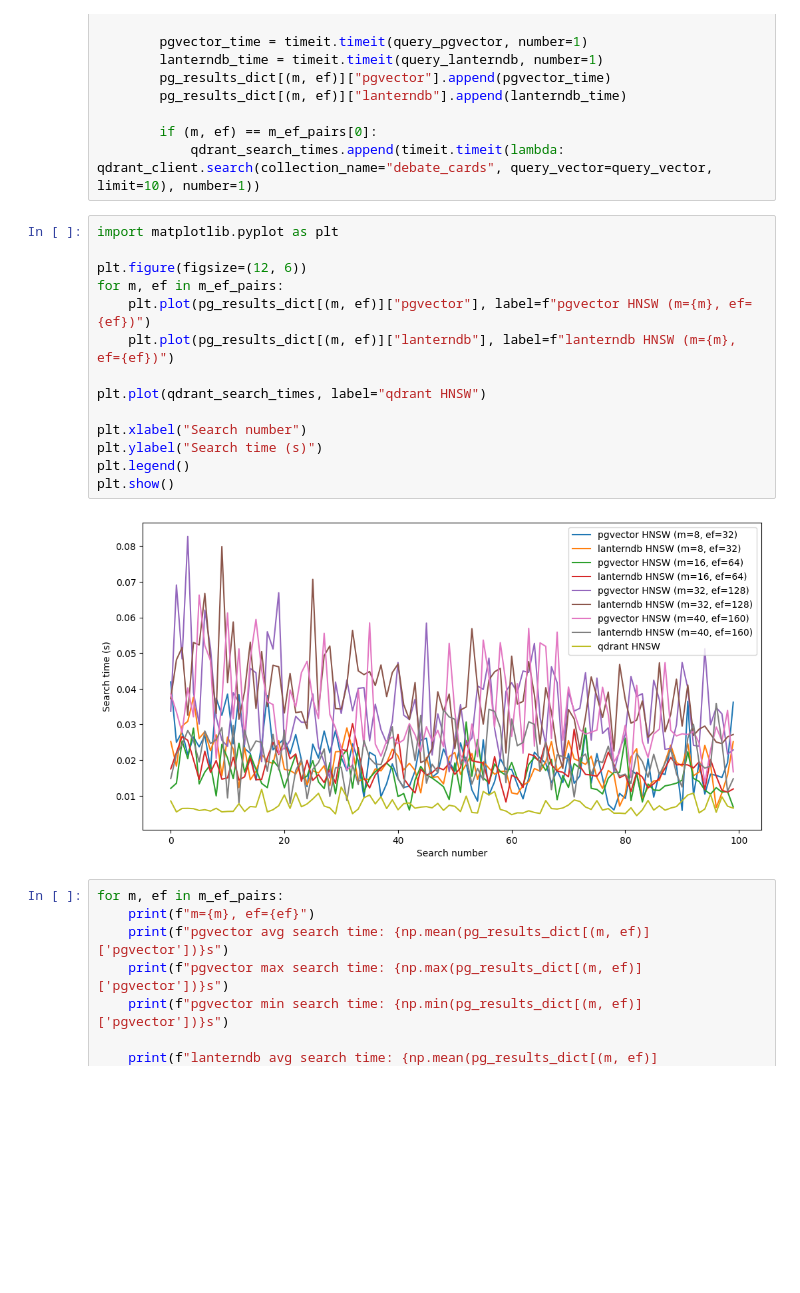
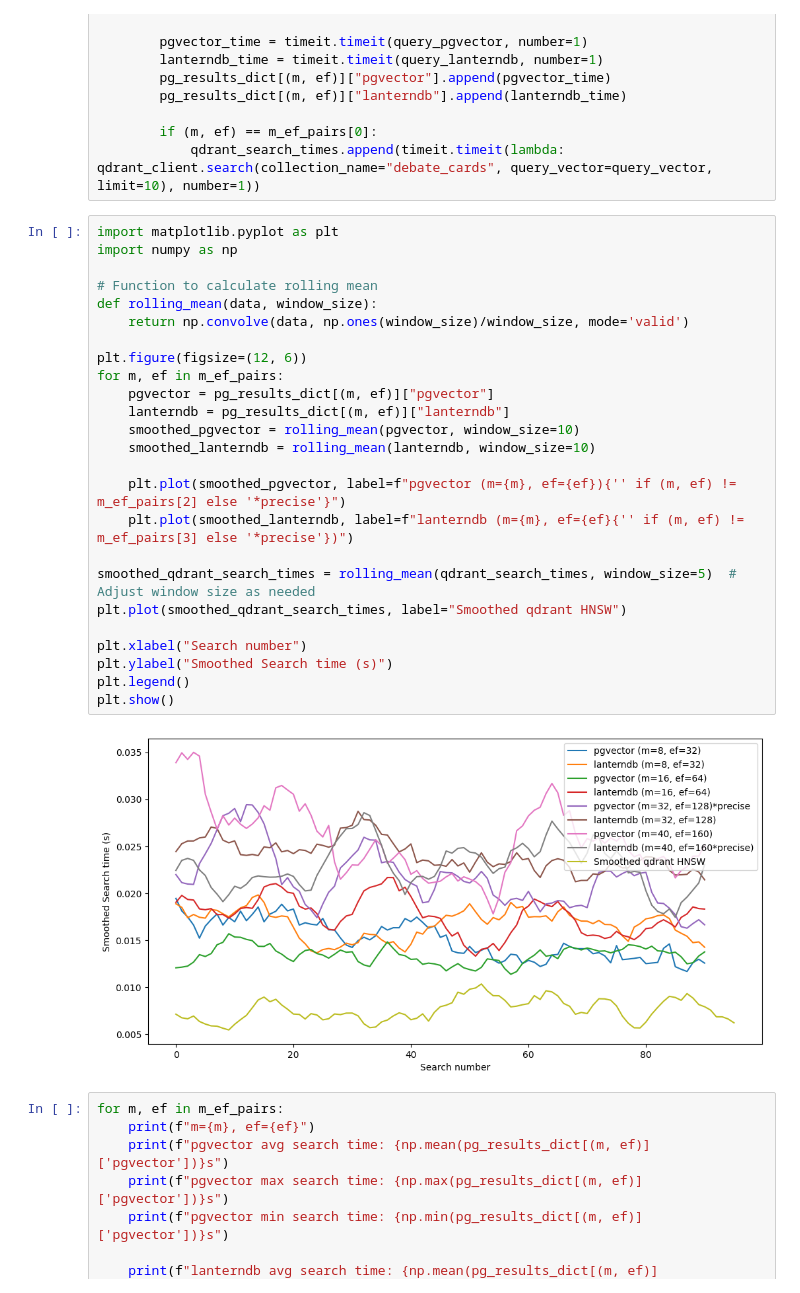
Before and after one commit to arguflow/pgvector-vs-qdrant-comparison, a Jupyter notebook: qdrant-to-pgvector_lantern.ipynb, the cells around one changed output. Saved outputs shown, nothing was run; the diff lists cells and outputs as text; blank space fills up the shorter version.

Commit message:
content: smooth the performance comparison graph

```diff
--- a/qdrant-to-pgvector_lantern.ipynb
+++ b/qdrant-to-pgvector_lantern.ipynb
@@ -298,20 +298,31 @@ for m, ef in m_ef_pairs:
             qdrant_search_times.append(timeit.timeit(lambda: qdrant_client.search(collection_name="debate_cards", query_vector=query_vector, limit=10), number=1))
 # %%
 import matplotlib.pyplot as plt
+import numpy as np
+
+# Function to calculate rolling mean
+def rolling_mean(data, window_size):
+    return np.convolve(data, np.ones(window_size)/window_size, mode='valid')
 
 plt.figure(figsize=(12, 6))
 for m, ef in m_ef_pairs:
-    plt.plot(pg_results_dict[(m, ef)]["pgvector"], label=f"pgvector HNSW (m={m}, ef={ef})")
-    plt.plot(pg_results_dict[(m, ef)]["lanterndb"], label=f"lanterndb HNSW (m={m}, ef={ef})")
+    pgvector = pg_results_dict[(m, ef)]["pgvector"]
+    lanterndb = pg_results_dict[(m, ef)]["lanterndb"]
+    smoothed_pgvector = rolling_mean(pgvector, window_size=10)
+    smoothed_lanterndb = rolling_mean(lanterndb, window_size=10)
 
-plt.plot(qdrant_search_times, label="qdrant HNSW")
+    plt.plot(smoothed_pgvector, label=f"pgvector (m={m}, ef={ef}){'' if (m, ef) != m_ef_pairs[2] else '*precise'}")
+    plt.plot(smoothed_lanterndb, label=f"lanterndb (m={m}, ef={ef}{'' if (m, ef) != m_ef_pairs[3] else '*precise'})")
+
+smoothed_qdrant_search_times = rolling_mean(qdrant_search_times, window_size=5)  # Adjust window size as needed
+plt.plot(smoothed_qdrant_search_times, label="Smoothed qdrant HNSW")
 
 plt.xlabel("Search number")
-plt.ylabel("Search time (s)")
+plt.ylabel("Smoothed Search time (s)")
 plt.legend()
 plt.show()
 # %% [output]
-[figure, old version]
+[figure, new version]
 # %%
 for m, ef in m_ef_pairs:
     print(f"m={m}, ef={ef}")
```
Also changed, not shown: 1 other file.
